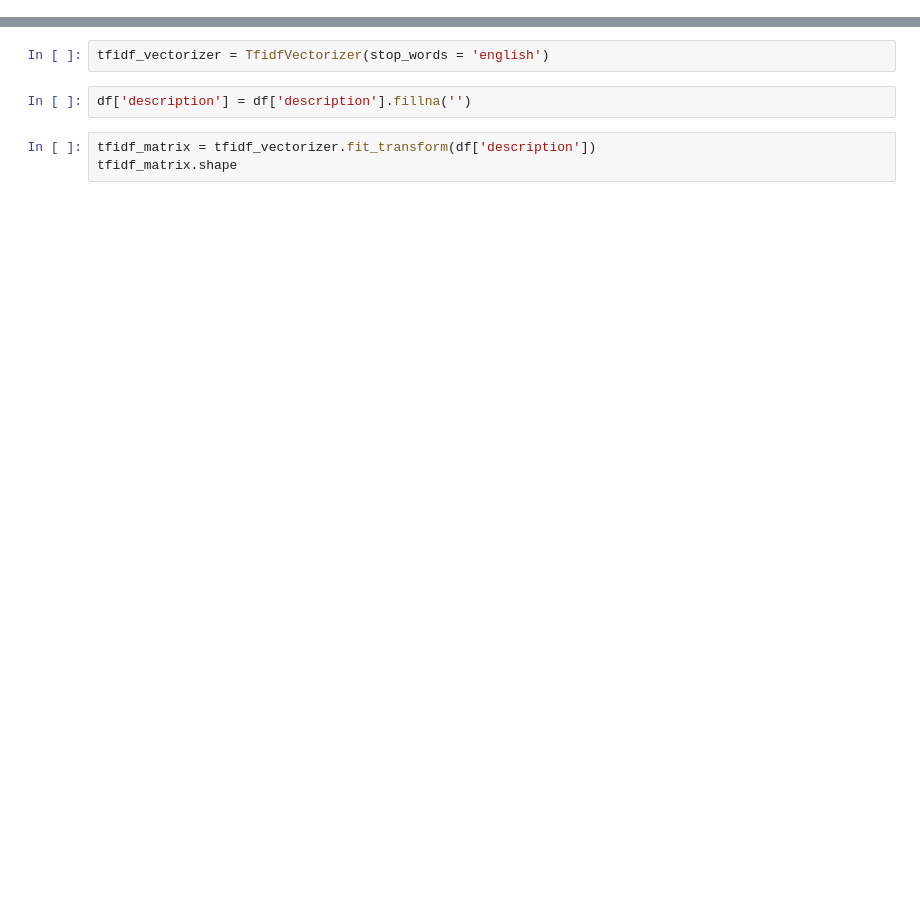
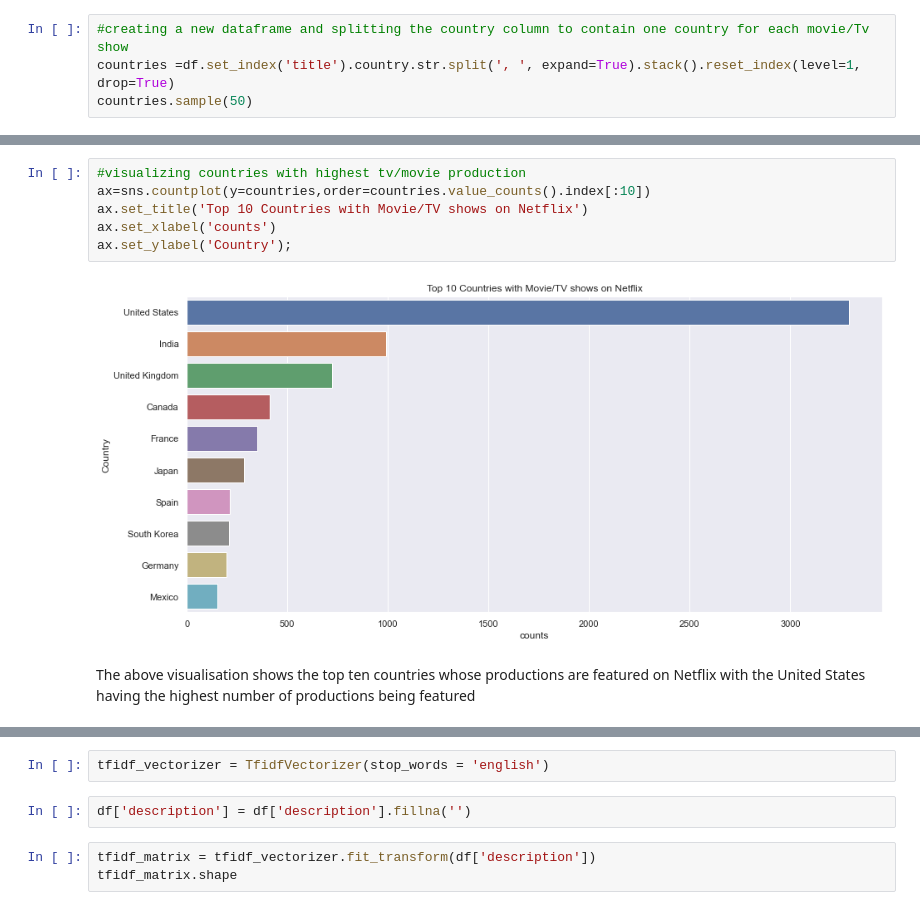
Before and after one commit to sanyogthescholar/movie_recommendation_system, a Jupyter notebook: movie_recommendation_system.ipynb, the cells around one changed output, grey strips where cells are left out. Saved outputs shown, nothing was run; the diff lists cells and outputs as text; blank space fills up the shorter version.

```diff
--- a/movie_recommendation_system.ipynb
+++ b/movie_recommendation_system.ipynb
@@ -71,0 +190,4 @@ dtype: int64
+# %%
+#creating a new dataframe and splitting the country column to contain one country for each movie/Tv show
+countries =df.set_index('title').country.str.split(', ', expand=True).stack().reset_index(level=1, drop=True)
+countries.sample(50)
@@ -71,0 +212,10 @@ dtype: int64
+# %%
+#visualizing countries with highest tv/movie production
+ax=sns.countplot(y=countries,order=countries.value_counts().index[:10])
+ax.set_title('Top 10 Countries with Movie/TV shows on Netflix')
+ax.set_xlabel('counts')
+ax.set_ylabel('Country');
+# %% [output]
+[figure, added]
+# %% [markdown]
+The above visualisation shows the top ten countries whose productions are featured on Netflix with the United States having the highest number of productions being featured
```
Also changed, not shown: parts of 26 cells of this notebook.
